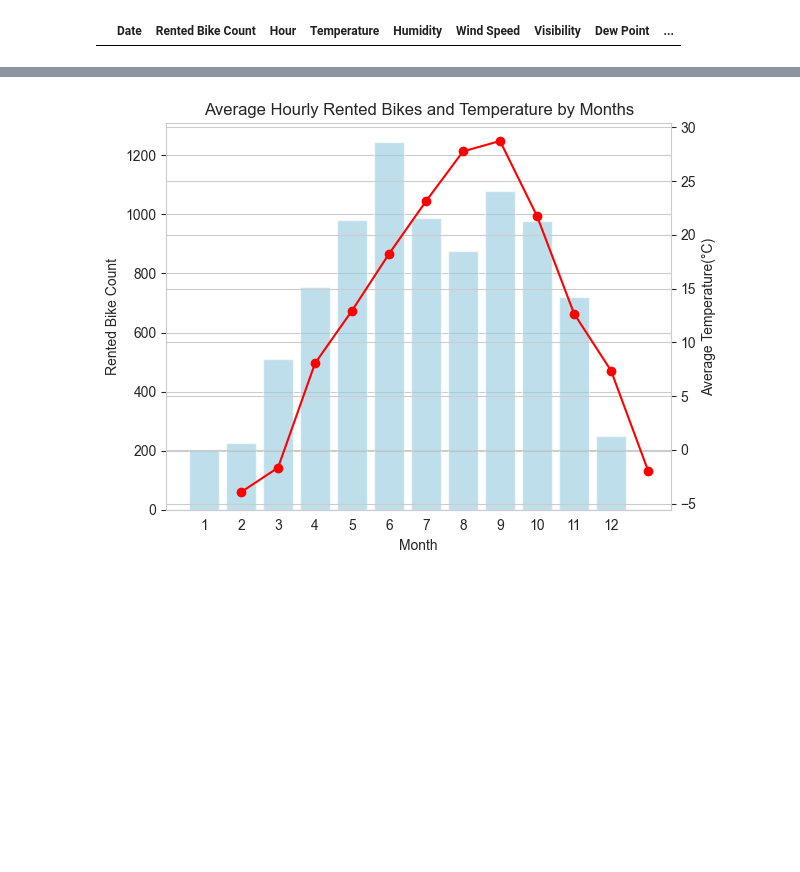
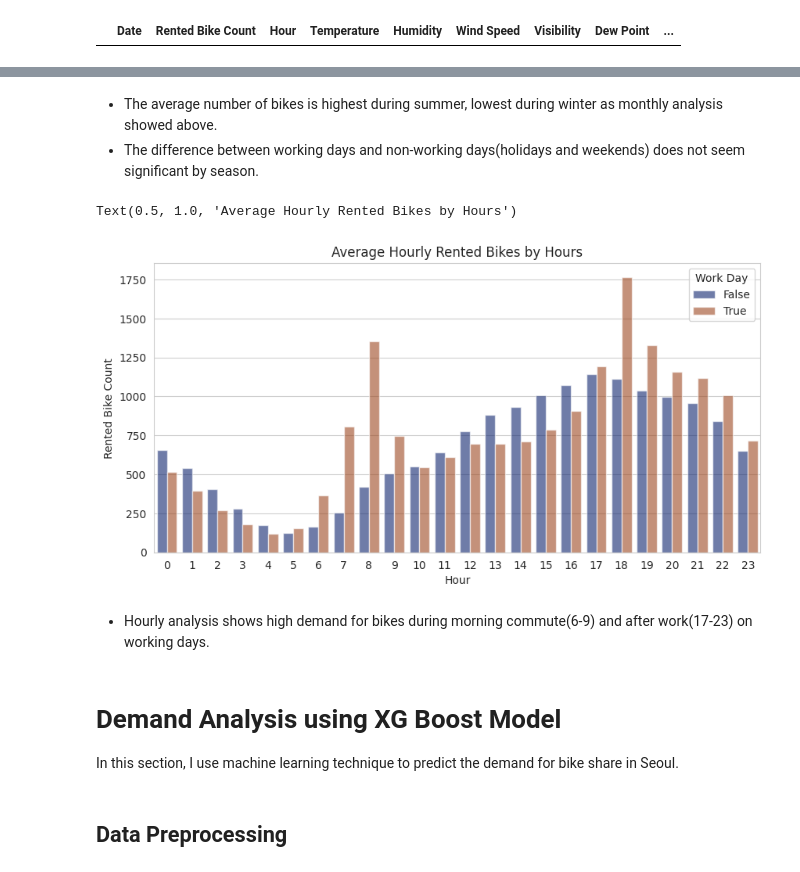
Before and after one commit to minjiontheroad/seoul-bike-demand, a Jupyter notebook: demand_analysis_seoulbike.ipynb, the cells around one changed output, grey strips where cells are left out. Cells and saved outputs as stored; diff of their text form; code cells hidden in the pictures; blank space fills up the shorter version.

```diff
--- a/demand_analysis_seoulbike.ipynb
+++ b/demand_analysis_seoulbike.ipynb
@@ -112,22 +113,19 @@ month_data.head(12)
-# %%
-fig, ax1 = plt.subplots()
-
-# Bar plot
-sns.barplot(data=month_data, x='Month', y='Rented Bike Count', ax=ax1, color='skyblue', alpha=.6)
-sns.despine(left = True)
-ax1.set_ylabel('Rented Bike Count')
-
-# Line plot
-ax2 = ax1.twinx()
-ax2.plot(month_data['Month'], month_data['Temperature'], color='red', marker='o', label='Temperature')
-ax2.set_ylabel('Average Temperature(°C)')
-
-# Optional enhancements
-ax1.set_title('Average Hourly Rented Bikes and Temperature by Months')
-#ax1.set_xticks(range(0,12))
-#ax1.set_xticklabels(['Jan', 'Feb', 'Mar', 'Apr', 'May', 'Jun',
-#                     'Jul', 'Aug', 'Sep', 'Oct', 'Nov', 'Dec'], rotation=45)
-fig.tight_layout()
-plt.show()
-# %% [output]
-[figure, removed]
+# %% [markdown]
+* The average number of bikes is highest during summer, lowest during winter as monthly analysis showed above.
+* The difference between working days and non-working days(holidays and weekends) does not seem significant by season.
+# %%
+plt.figure(figsize=(10, 4.8))
+g_hours = sns.barplot(data = df,
+                        x = "Hour", y = "Rented Bike Count", hue = "Work Day", palette = "dark", alpha = .6,
+                        errorbar = None)
+g_hours.set_title("Average Hourly Rented Bikes by Hours")
+# %% [output]
+Text(0.5, 1.0, 'Average Hourly Rented Bikes by Hours')
+[figure, added]
+# %% [markdown]
+* Hourly analysis shows high demand for bikes during morning commute(6-9) and after work(17-23) on working days.
+# %% [markdown]
+# Demand Analysis using XG Boost Model
+In this section, I use machine learning technique to predict the demand for bike share in Seoul.
+# %% [markdown]
+## Data Preprocessing
```
Also changed, not shown: parts of 22 cells of this notebook.
